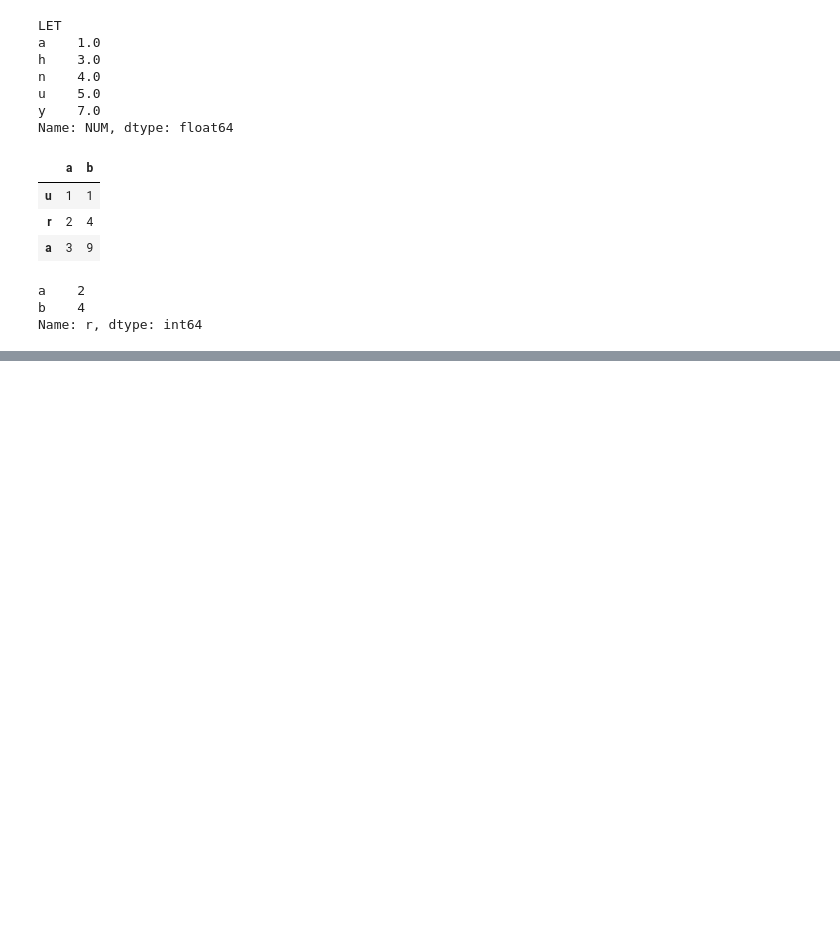
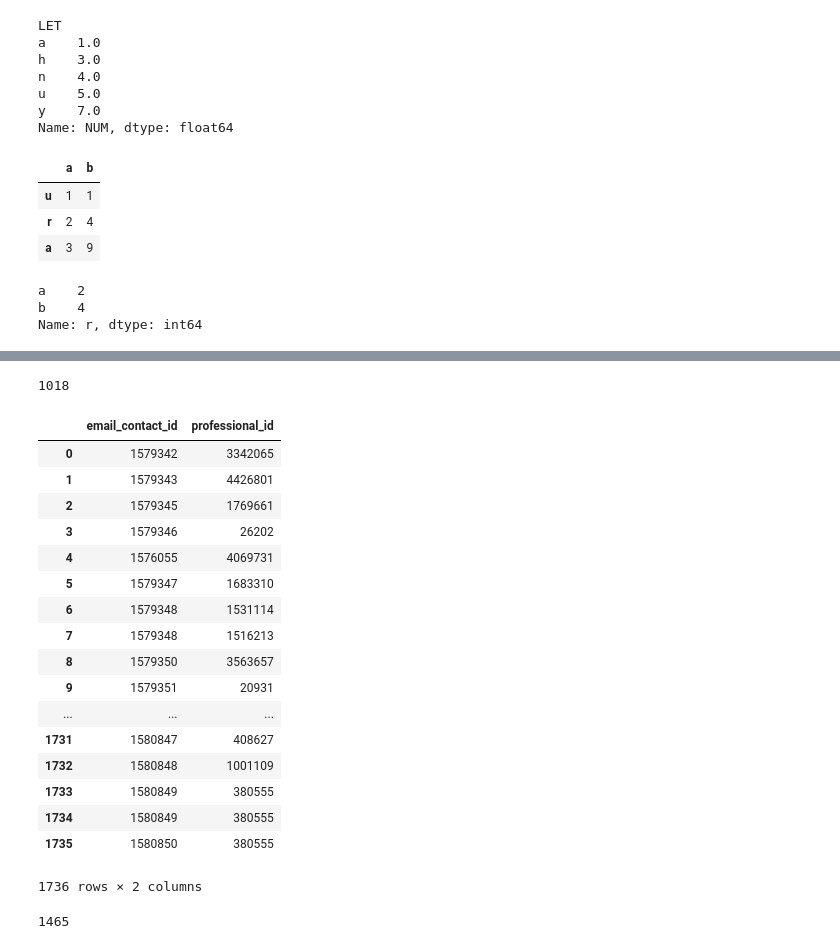
Before and after one commit to Bekbolatov/kaggle, a Jupyter notebook: notebooks/BabyNames.ipynb, the cells around one changed output, grey strips where cells are left out. Drawn from its saved outputs; the diff is of its cells as text; code cells hidden in the pictures; blank space fills up the shorter version.

```diff
--- a/notebooks/BabyNames.ipynb
+++ b/notebooks/BabyNames.ipynb
@@ -118,0 +152,4 @@ Name: r, dtype: int64
+# %%
+len(pd.unique(aa))
+# %% [output]
+1018
@@ -118,0 +158,21 @@ Name: r, dtype: int64
+# %%
+b
+# %% [output]
+|  | email_contact_id | professional_id |
+| 0 | 1579342 | 3342065 |
+| 1 | 1579343 | 4426801 |
+| 2 | 1579345 | 1769661 |
+| 3 | 1579346 | 26202 |
+| 4 | 1576055 | 4069731 |
+| 5 | 1579347 | 1683310 |
+| 6 | 1579348 | 1531114 |
+| 7 | 1579348 | 1516213 |
+| 8 | 1579350 | 3563657 |
+| 9 | 1579351 | 20931 |
+| ... | ... | ... |
+| 1731 | 1580847 | 408627 |
+| 1732 | 1580848 | 1001109 |
+| 1733 | 1580849 | 380555 |
+| 1734 | 1580849 | 380555 |
+| 1735 | 1580850 | 380555 |
+1736 rows × 2 columns
@@ -118,0 +181,4 @@ Name: r, dtype: int64
+# %%
+len(pd.unique(bb))
+# %% [output]
+1465
```
Also changed, not shown: parts of 11 cells of this notebook, 20 other files.
